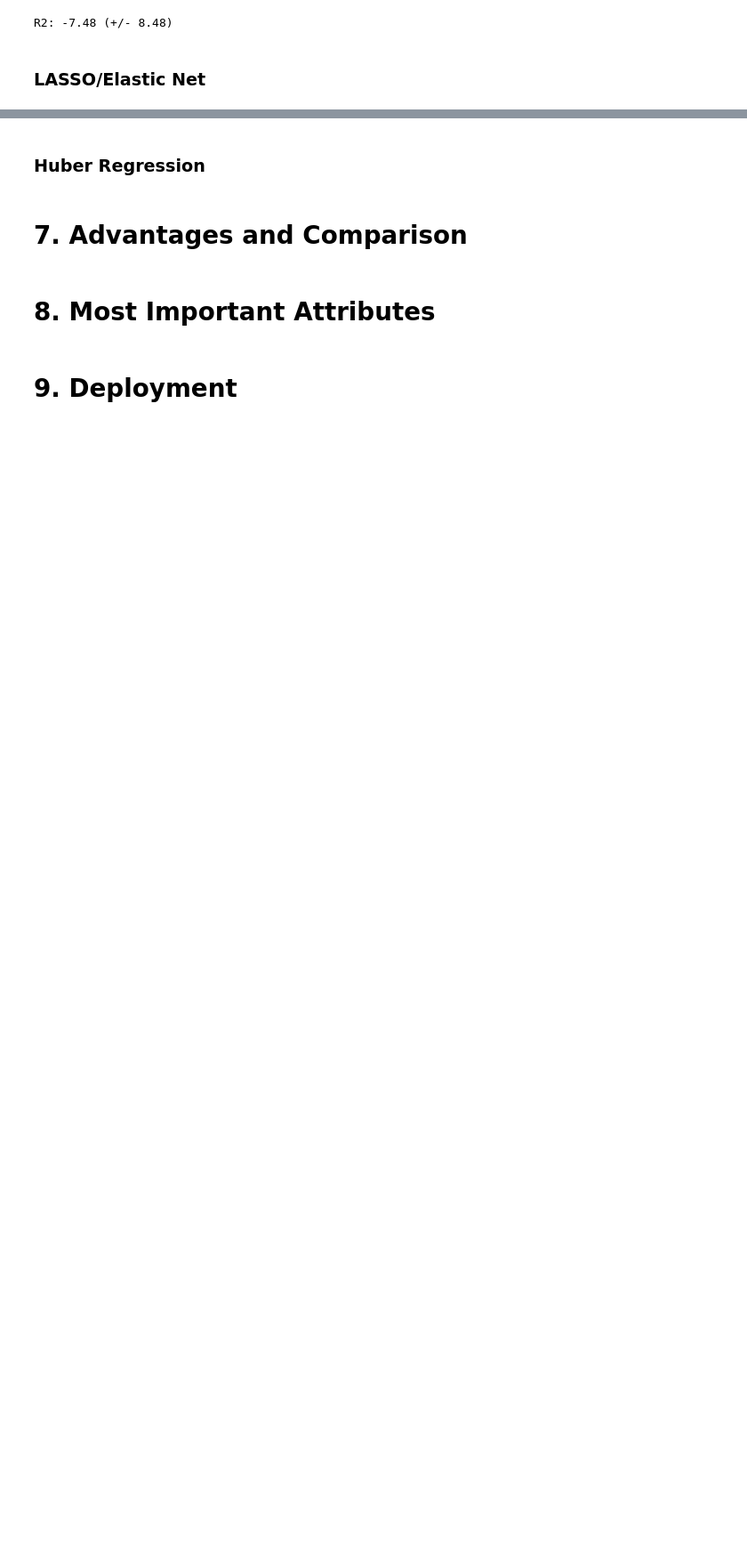
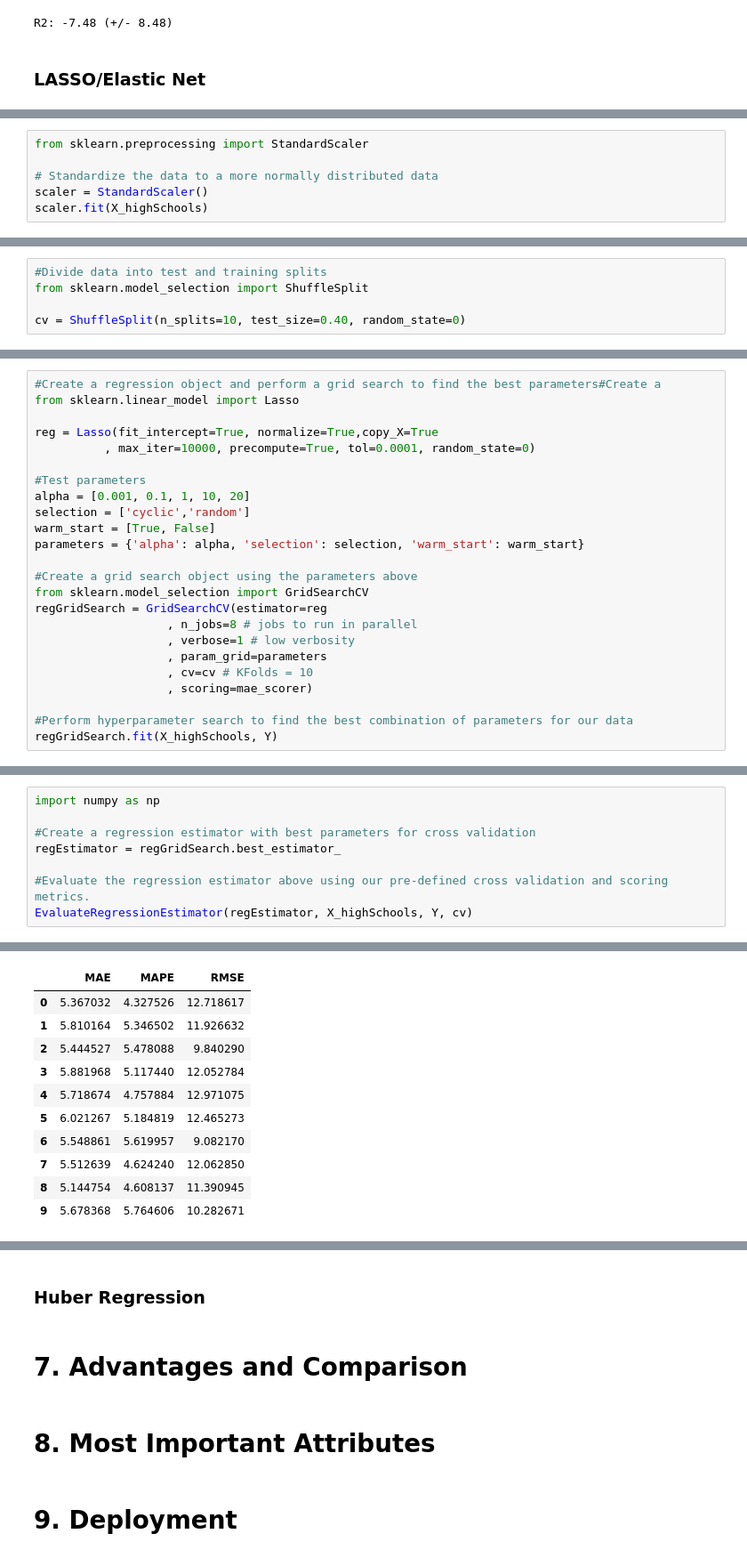
Before and after one commit to jeffweltman/MSDS7331, a Jupyter notebook: Lab 2 - Working/MSDS 7331 - Lab 2 - KassofWeltmanDickens.ipynb, the cells around one changed output, grey strips where cells are left out. Shown at 89% size. Saved outputs shown, nothing was run; the diff lists cells and outputs as text; blank space fills up the shorter version.

Commit message:
Added LASSO and Logit to Main file

```diff
--- a/Lab 2 - Working/MSDS 7331 - Lab 2 - KassofWeltmanDickens.ipynb
+++ b/Lab 2 - Working/MSDS 7331 - Lab 2 - KassofWeltmanDickens.ipynb
@@ -155,0 +287,6 @@ R2: -7.48 (+/- 8.48)
+# %%
+from sklearn.preprocessing import StandardScaler
+
+# Standardize the data to a more normally distributed data
+scaler = StandardScaler()
+scaler.fit(X_highSchools)
@@ -155,0 +295,5 @@ R2: -7.48 (+/- 8.48)
+# %%
+#Divide data into test and training splits
+from sklearn.model_selection import ShuffleSplit
+
+cv = ShuffleSplit(n_splits=10, test_size=0.40, random_state=0)
@@ -155,0 +362,24 @@ R2: -7.48 (+/- 8.48)
+# %%
+#Create a regression object and perform a grid search to find the best parameters#Create a
+from sklearn.linear_model import Lasso
+
+reg = Lasso(fit_intercept=True, normalize=True,copy_X=True
+          , max_iter=10000, precompute=True, tol=0.0001, random_state=0)
+
+#Test parameters
+alpha = [0.001, 0.1, 1, 10, 20]
+selection = ['cyclic','random']
+warm_start = [True, False]
+parameters = {'alpha': alpha, 'selection': selection, 'warm_start': warm_start}
+
+#Create a grid search object using the parameters above
+from sklearn.model_selection import GridSearchCV
+regGridSearch = GridSearchCV(estimator=reg
+                   , n_jobs=8 # jobs to run in parallel
+                   , verbose=1 # low verbosity
+                   , param_grid=parameters
+                   , cv=cv # KFolds = 10
+                   , scoring=mae_scorer)
+
+#Perform hyperparameter search to find the best combination of parameters for our data
+regGridSearch.fit(X_highSchools, Y)
@@ -155,0 +407,9 @@ R2: -7.48 (+/- 8.48)
+# %%
+import numpy as np
+
+#Create a regression estimator with best parameters for cross validation
+regEstimator = regGridSearch.best_estimator_
+
+#Evaluate the regression estimator above using our pre-defined cross validation and scoring metrics.
+EvaluateRegressionEstimator(regEstimator, X_highSchools, Y, cv)
+# %% [output]
@@ -155,0 +421,11 @@ R2: -7.48 (+/- 8.48)
+|  | MAE | MAPE | RMSE |
+| 0 | 5.367032 | 4.327526 | 12.718617 |
+| 1 | 5.810164 | 5.346502 | 11.926632 |
+| 2 | 5.444527 | 5.478088 | 9.840290 |
+| 3 | 5.881968 | 5.117440 | 12.052784 |
+| 4 | 5.718674 | 4.757884 | 12.971075 |
+| 5 | 6.021267 | 5.184819 | 12.465273 |
+| 6 | 5.548861 | 5.619957 | 9.082170 |
+| 7 | 5.512639 | 4.624240 | 12.062850 |
+| 8 | 5.144754 | 4.608137 | 11.390945 |
+| 9 | 5.678368 | 5.764606 | 10.282671 |
```
Also changed, not shown: parts of 20 cells of this notebook, 1 other file.
